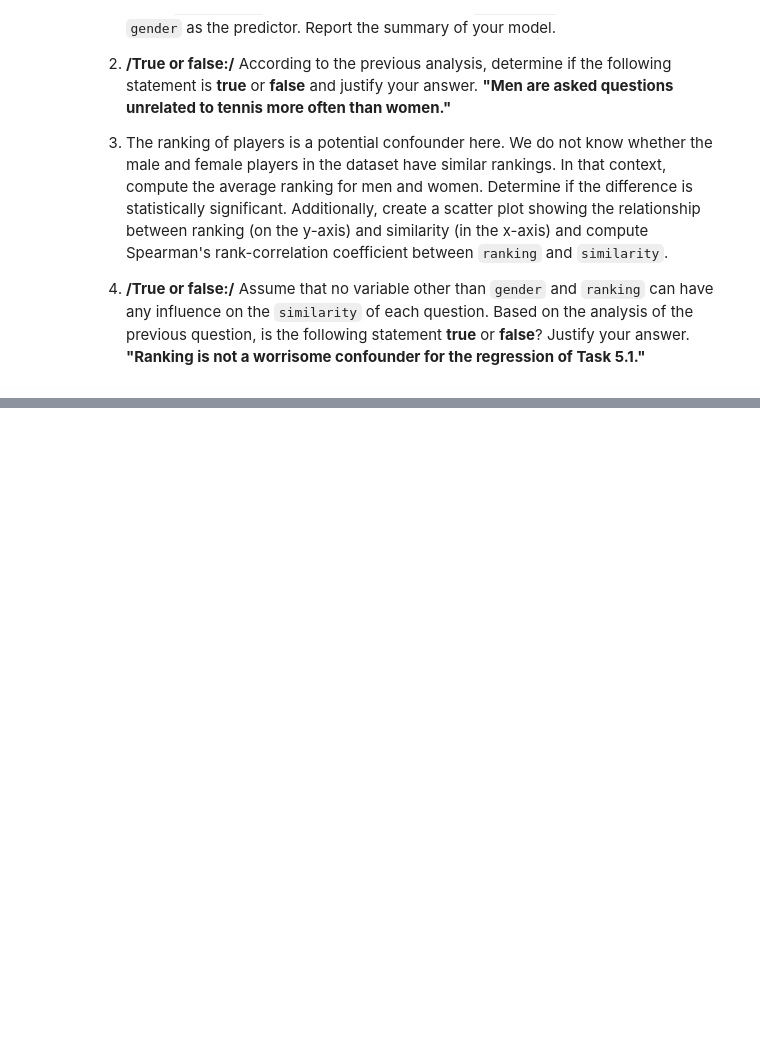
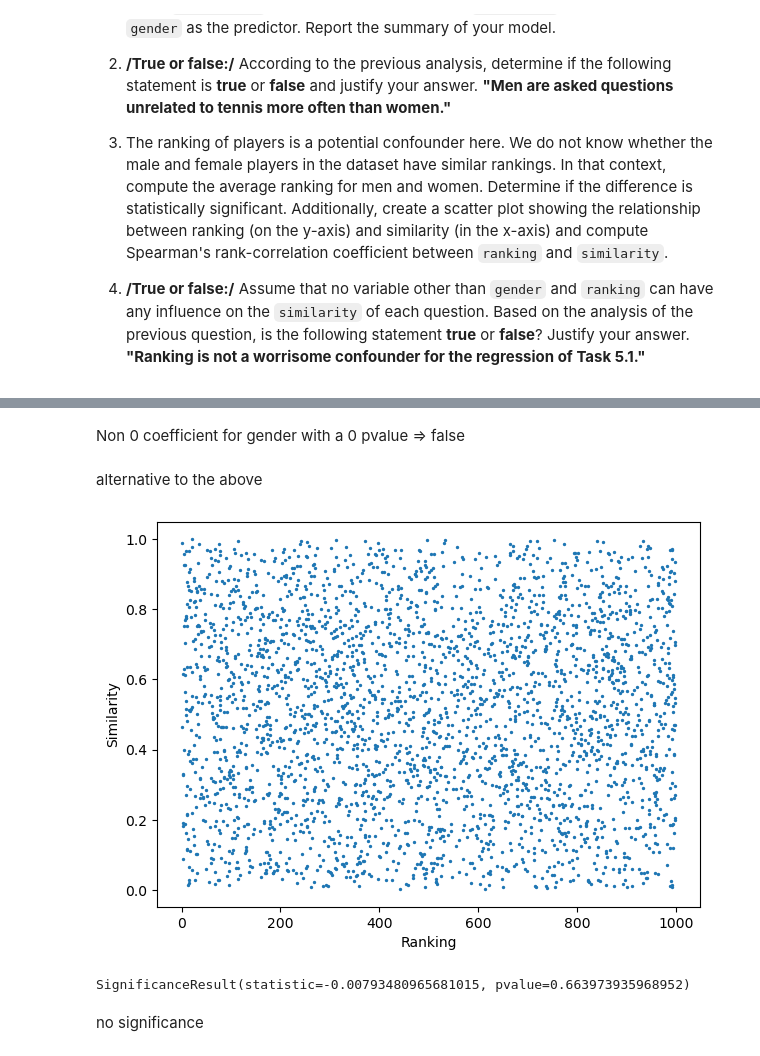
Before and after one commit to kabdelno/PersonalRepo-CS401, a Jupyter notebook: ExamPrep/Old Exams/2021/exam.ipynb, the cells around one changed output, grey strips where cells are left out. Saved outputs shown, nothing was run; the diff lists cells and outputs as text; code cells hidden in the pictures; blank space fills up the shorter version.

Commit message:
did the last questions that I didn't get to in2018 19 and 21

```diff
--- a/ExamPrep/Old Exams/2021/exam.ipynb
+++ b/ExamPrep/Old Exams/2021/exam.ipynb
@@ -425,0 +502,4 @@ You will now further inspect whether there is gender bias in the interview quest
+# %% [markdown]
+Non 0 coefficient for gender with a 0 pvalue => false
+# %% [markdown]
+alternative to the above
@@ -425,0 +508,14 @@ You will now further inspect whether there is gender bias in the interview quest
+# %%
+fig, ax = plt.subplots(figsize=(7, 5))
+
+ax.scatter(questions['ranking'], questions['similarity'], s=2)
+ax.set_xlabel("Ranking")
+ax.set_ylabel("Similarity");
+# %% [output]
+[figure, added]
+# %%
+stats.spearmanr(questions['ranking'], questions['similarity'])
+# %% [output]
+SignificanceResult(statistic=-0.00793480965681015, pvalue=0.663973935968952)
+# %% [markdown]
+no significance
```
Also changed, not shown: parts of 12 cells of this notebook, 2 other files.
